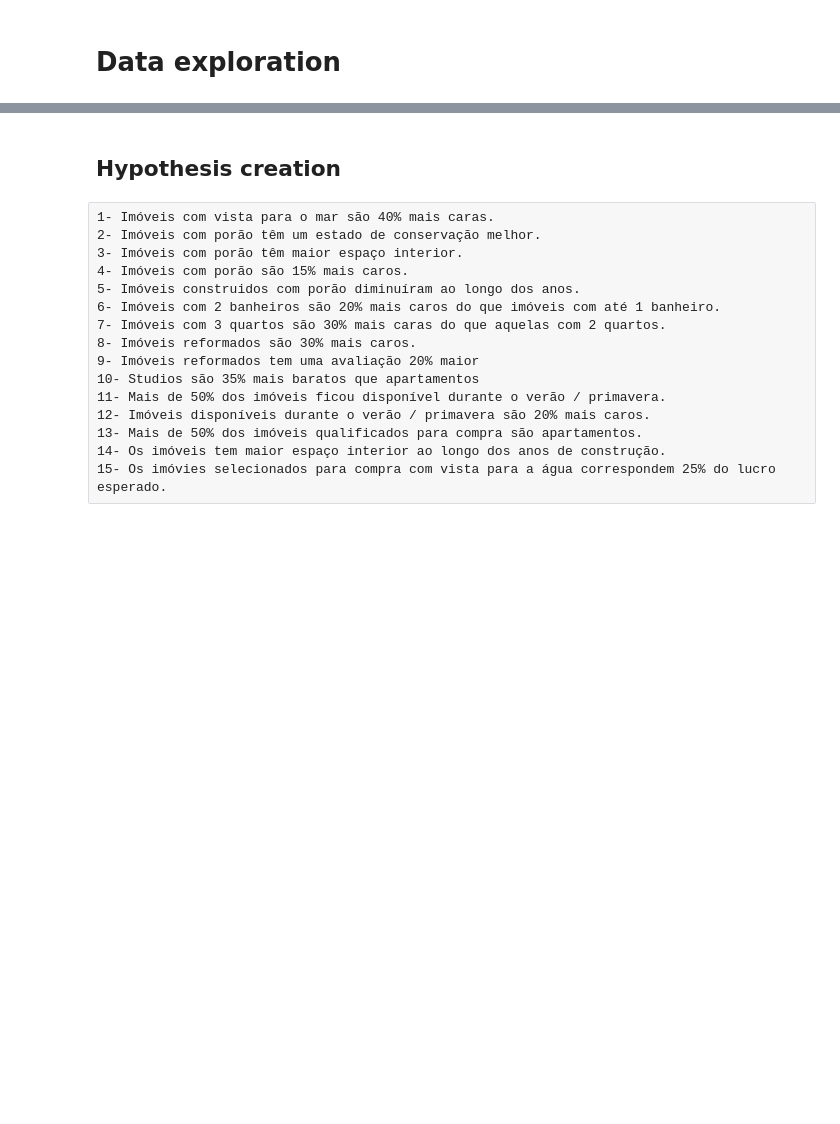
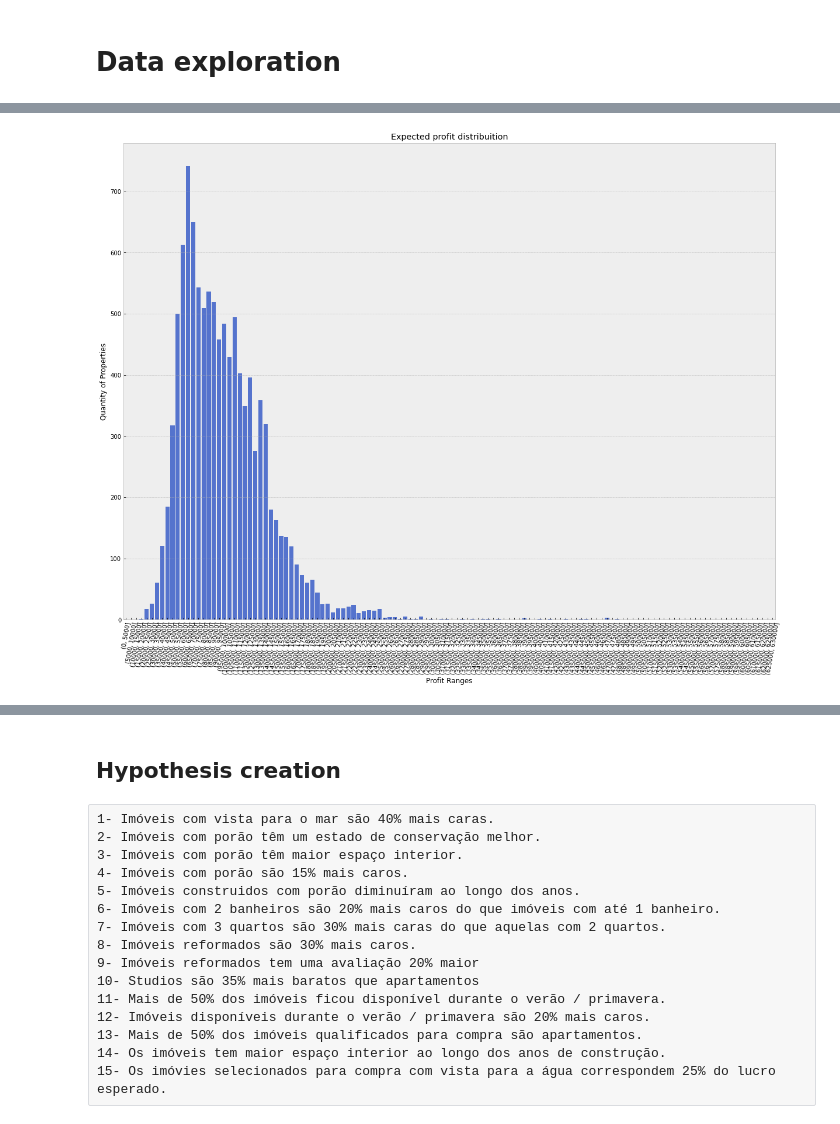
Before and after one commit to obregonrodrigo/house-rocket-insights, a Jupyter notebook: notebooks/notebook.ipynb, the cells around one changed output, grey strips where cells are left out. Cells and saved outputs as stored; diff of their text form; code cells hidden in the pictures; blank space fills up the shorter version.

```diff
--- a/notebooks/notebook.ipynb
+++ b/notebooks/notebook.ipynb
@@ -184,14 +185,14 @@ print(desc)
 # %%
 geo = pd.read_csv('../data/geolocator.csv')
 
-if len(geo) != (len(data) - 1):
+if len(geo) != (len(data) - 10):
 
     df_geo = data[['id','lat','long']].copy()
     df_geo['road'] = 'NA'
     df_geo['house_number'] = 'NA'
     df_geo['neighbourhood'] = 'NA'
     df_geo['city'] = 'NA'
-    df_geo['country'] = 'NA'
+    df_geo['county'] = 'NA'
     df_geo['state'] = 'NA'
     df_geo['osm'] = 'NA'
 
@@ -225,8 +226,8 @@ if len(geo) != (len(data) - 1):
                 if 'city' in response.raw['address']:
                     df_geo.loc[i, 'city'] = response.raw['address']['city']
 
-                if 'country' in response.raw['address']:
-                    df_geo.loc[i, 'country'] = response.raw['address']['country']
+                if 'county' in response.raw['address']:
+                    df_geo.loc[i, 'county'] = response.raw['address']['county']
 
                 if 'state' in response.raw['address']:
                     df_geo.loc[i, 'state'] = response.raw['address']['state']
@@ -239,7 +240,7 @@ if len(geo) != (len(data) - 1):
             aux = df_geo
             aux.to_csv('../data/geolocator.csv', index=False, header=False)
 
-            s = e + 1
+            s = e
             e = e + 2000
             if e >= len(df_geo):
                 e = len(df_geo)
@@ -251,7 +252,7 @@ if len(geo) != (len(data) - 1):
 
     print('FIM DA COLETA')
 
-    cols_name = ['id','lat','long','road','house_number','neighbourhood','city','country','state','osm']
+    cols_name = ['id','lat','long','road','house_number','neighbourhood','city','county','state','osm']
 
     df_geo = pd.read_csv('../data/geolocator.csv',names=cols_name)
     df_geo = df_geo.drop(columns=['lat', 'long'])
@@ -408,0 +368,7 @@ data[['id', 'price', 'zipcode', 'median_price', 'med_fall', 'med_spring', 'med_s
+# %%
+aux = data[data['expected_profit']!= 0][['id', 'expected_profit']].copy()
+
+bin_groups = list(np.arange(0,635000,5000))
+aux['var_expected_profit'] = pd.cut(aux['expected_profit'], bins=bin_groups)
+
+aux.head()
@@ -408,0 +382,6 @@ data[['id', 'price', 'zipcode', 'median_price', 'med_fall', 'med_spring', 'med_s
+# %%
+# grouping in bins the number of properties ('id_') and sum of 'expected_profit'
+aux1 = ( aux.groupby('var_expected_profit').agg(properties = ('id', 'count'),
+                                                expected_profit = ('expected_profit', 'sum')) ).reset_index()
+
+aux1.head()
@@ -408,0 +414,10 @@ data[['id', 'price', 'zipcode', 'median_price', 'med_fall', 'med_spring', 'med_s
+# %%
+# properties distribution
+
+p = sns.barplot(data=aux1, x='var_expected_profit', y='properties',color='royalblue')
+p.set_title('Expected profit distribuition')
+p.set_xlabel('Profit Ranges')
+p.set_ylabel('Quantity of Properties')
+plt.xticks(rotation=80);
+# %% [output]
+[figure, added]
```
Also changed, not shown: parts of 28 cells of this notebook, 3 other files.
